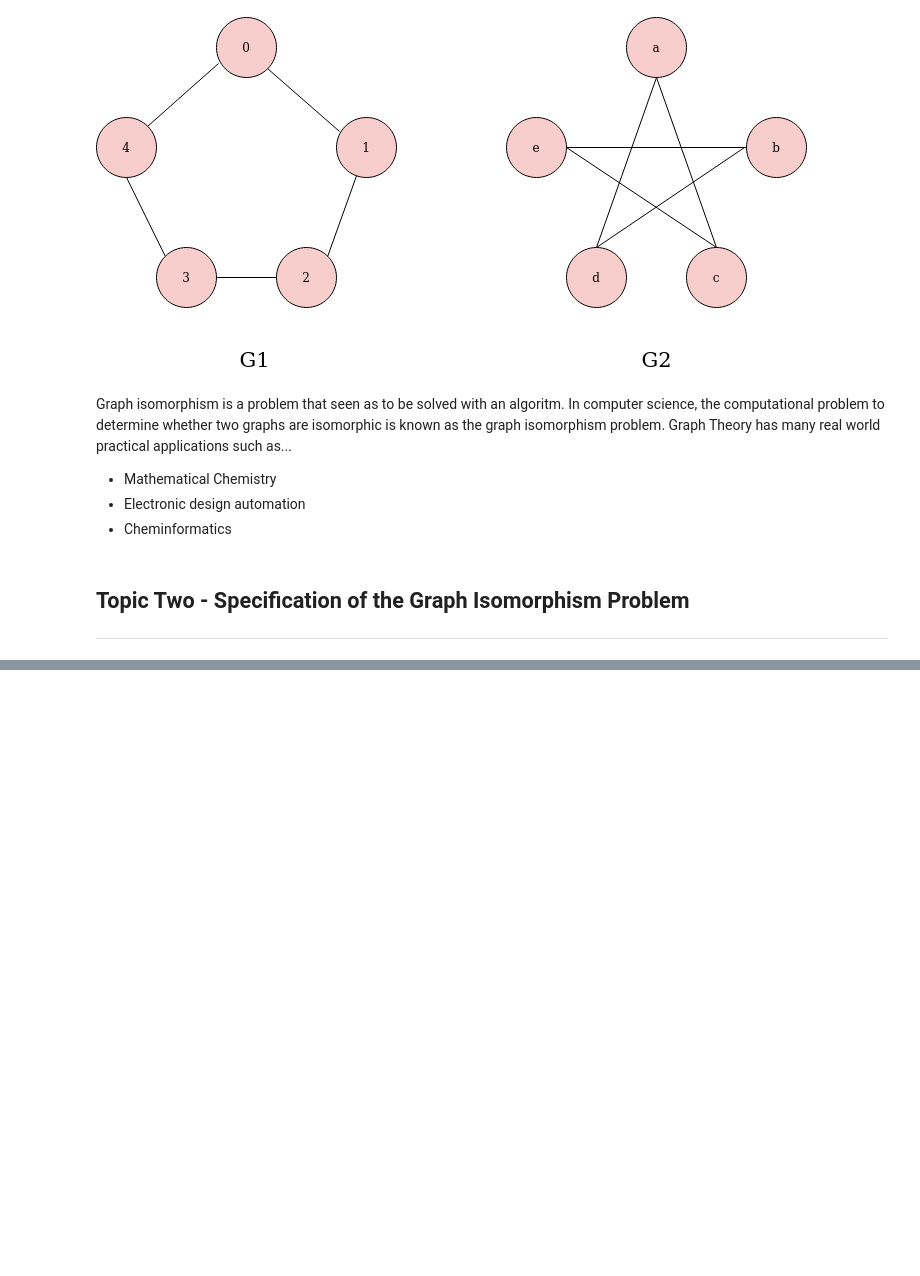
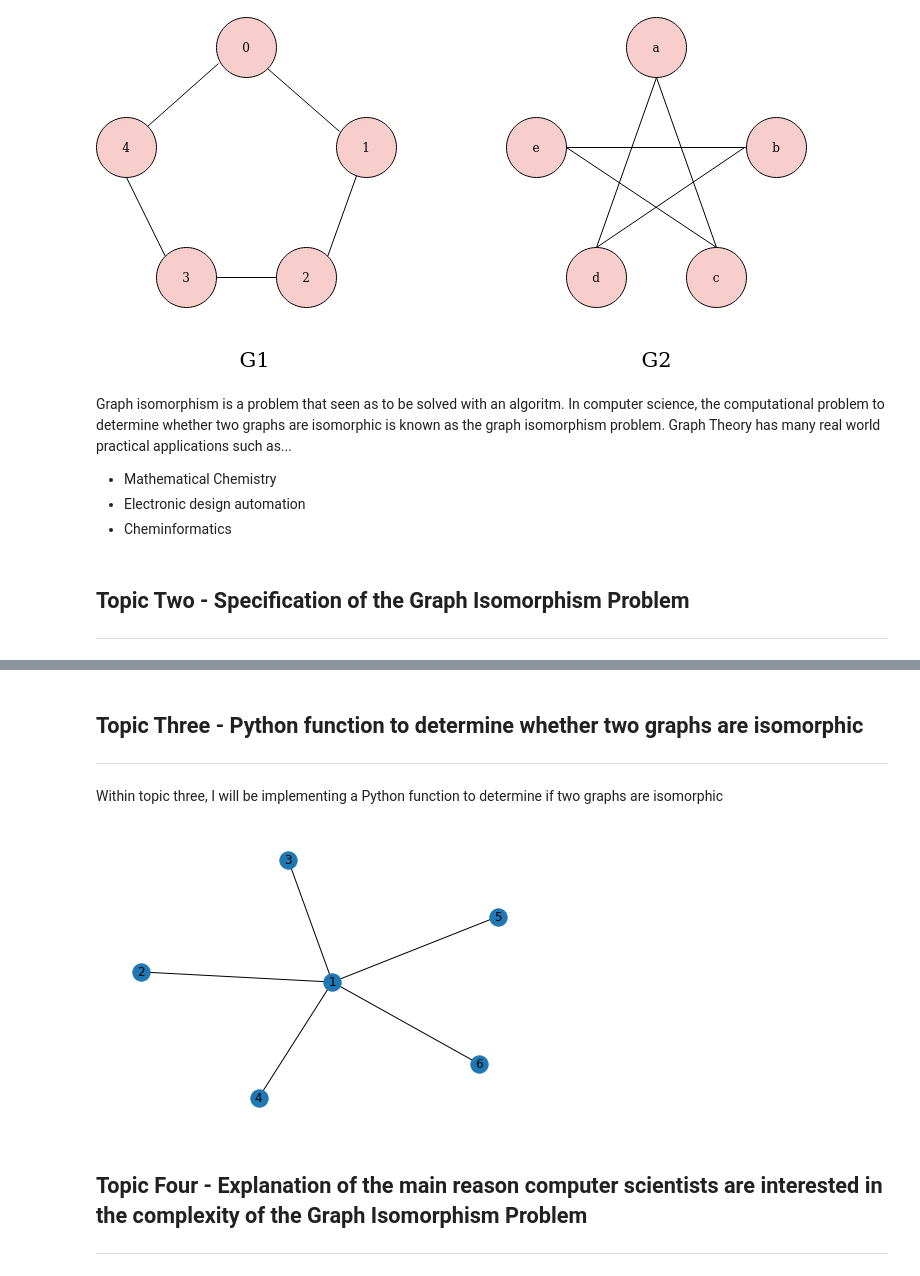
Before and after one commit to adamdalton155/GraphTheory, a Jupyter notebook: graph-isomorphism.ipynb, the cells around one changed output, grey strips where cells are left out. Saved outputs shown, nothing was run; the diff lists cells and outputs as text; code cells hidden in the pictures; blank space fills up the shorter version.

Commit message:
first graph drawn

```diff
--- a/graph-isomorphism.ipynb
+++ b/graph-isomorphism.ipynb
@@ -62,0 +46,18 @@ Graph Isomorphism has been such a long standing problem. It takes years for any
+# %% [markdown]
+<h2>Topic Three - Python function to determine whether two graphs are isomorphic</h2>
+<hr>
+# %% [markdown]
+Within topic three, I will be implementing a Python function to determine if two graphs are isomorphic
+# %%
+
+import networkx as nx
+
+G = nx.Graph()
+G.add_nodes_from([1, 2, 3, 4, 5, 6])
+G.add_edges_from([(1,2), (1,3), (1,4), (1,5), (1,6)])
+nx.draw(G, with_labels = 1)
+# %% [output]
+[figure, added]
+# %% [markdown]
+<h2>Topic Four - Explanation of the main reason computer scientists are interested in the complexity of the Graph Isomorphism Problem</h2>
+<hr>
```
Also changed, not shown: parts of 7 cells of this notebook.
